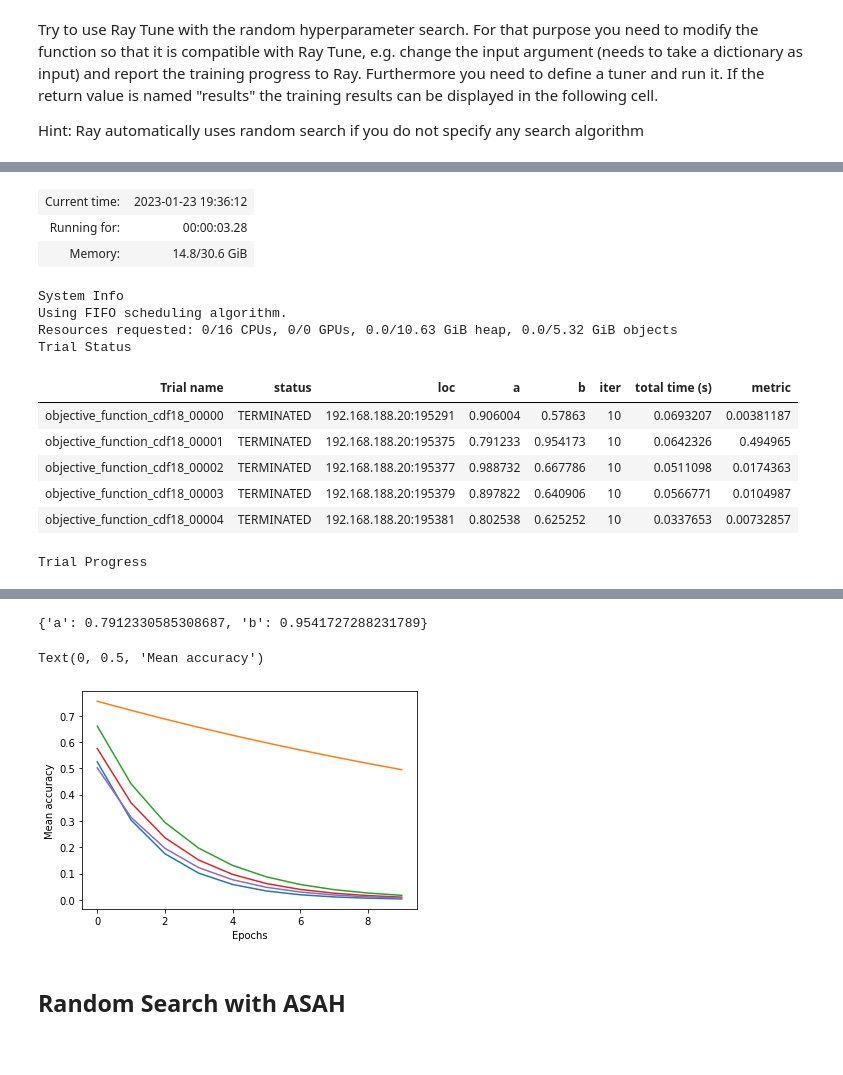
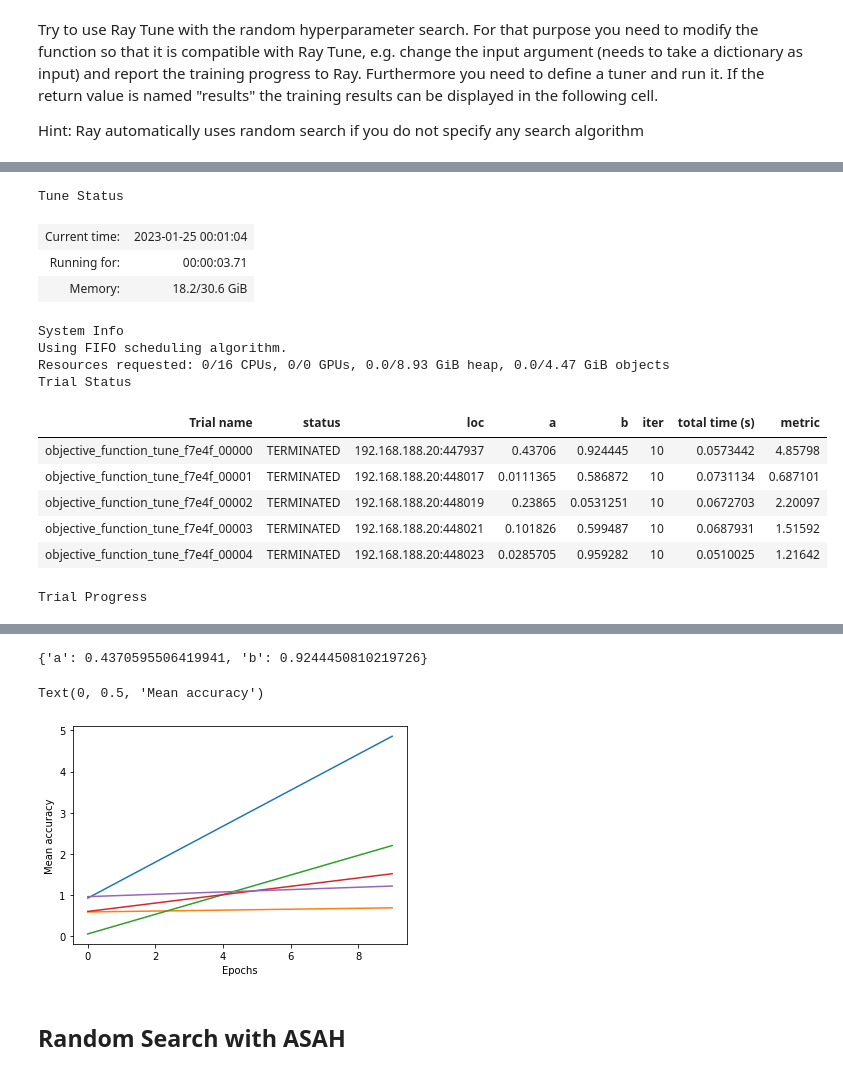
Before and after one commit to RaphaelMaser/Ray_Tune, a Jupyter notebook: Ray HPO hands-on solution.ipynb, the cells around one changed output, grey strips where cells are left out. Drawn from its saved outputs; the diff is of its cells as text; code cells hidden in the pictures.

```diff
--- a/Ray HPO hands-on solution.ipynb
+++ b/Ray HPO hands-on solution.ipynb
@@ -26,21 +26,21 @@ Try to use Ray Tune with the random hyperparameter search. For that purpose you
 
 Hint: Ray automatically uses random search if you do not specify any search algorithm
 # %%
-def objective_function(config):
+def objective_function_tune(config):
   a = config["a"]
   b = config["b"]
 
   for i in range(10):
-    a = a*b
-    session.report({"metric": a})
+    metric = a*i + b
+    session.report({"metric": metric})
 
 param_space = {
-    "a": tune.uniform(0.5,1),
-    "b": tune.uniform(0.5,1)
+    "a": tune.uniform(0,1),
+    "b": tune.uniform(0,1)
 }
 
 tuner = tune.Tuner(
-    objective_function,
+    objective_function_tune,
     param_space = param_space,
     tune_config = tune.TuneConfig(
         num_samples = 5,
@@ -55,15 +55,16 @@ Tune Status
+Tune Status
-| Current time: | 2023-01-23 19:36:12 |
-| Running for: | 00:00:03.28 |
-| Memory: | 14.8/30.6 GiB |
+| Current time: | 2023-01-25 00:01:04 |
+| Running for: | 00:00:03.71 |
+| Memory: | 18.2/30.6 GiB |
-System Info
-Using FIFO scheduling algorithm.
-Resources requested: 0/16 CPUs, 0/0 GPUs, 0.0/10.63 GiB heap, 0.0/5.32 GiB objects
-Trial Status
+System Info
+Using FIFO scheduling algorithm.
+Resources requested: 0/16 CPUs, 0/0 GPUs, 0.0/8.93 GiB heap, 0.0/4.47 GiB objects
+Trial Status
 | Trial name | status | loc | a | b | iter | total time (s) | metric |
-| objective_function_cdf18_00000 | TERMINATED | 192.168.188.20:195291 | 0.906004 | 0.57863 | 10 | 0.0693207 | 0.00381187 |
-| objective_function_cdf18_00001 | TERMINATED | 192.168.188.20:195375 | 0.791233 | 0.954173 | 10 | 0.0642326 | 0.494965 |
-| objective_function_cdf18_00002 | TERMINATED | 192.168.188.20:195377 | 0.988732 | 0.667786 | 10 | 0.0511098 | 0.0174363 |
-| objective_function_cdf18_00003 | TERMINATED | 192.168.188.20:195379 | 0.897822 | 0.640906 | 10 | 0.0566771 | 0.0104987 |
-| objective_function_cdf18_00004 | TERMINATED | 192.168.188.20:195381 | 0.802538 | 0.625252 | 10 | 0.0337653 | 0.00732857 |
+| objective_function_tune_f7e4f_00000 | TERMINATED | 192.168.188.20:447937 | 0.43706 | 0.924445 | 10 | 0.0573442 | 4.85798 |
+| objective_function_tune_f7e4f_00001 | TERMINATED | 192.168.188.20:448017 | 0.0111365 | 0.586872 | 10 | 0.0731134 | 0.687101 |
+| objective_function_tune_f7e4f_00002 | TERMINATED | 192.168.188.20:448019 | 0.23865 | 0.0531251 | 10 | 0.0672703 | 2.20097 |
+| objective_function_tune_f7e4f_00003 | TERMINATED | 192.168.188.20:448021 | 0.101826 | 0.599487 | 10 | 0.0687931 | 1.51592 |
+| objective_function_tune_f7e4f_00004 | TERMINATED | 192.168.188.20:448023 | 0.0285705 | 0.959282 | 10 | 0.0510025 | 1.21642 |
-Trial Progress
+Trial Progress
 | Trial name | date | done | episodes_total | experiment_id | experiment_tag | hostname | iterations_since_restore | ... |
@@ -83,9 +84,9 @@ for d in dfs.values():
 ax.set_xlabel("Epochs")
 ax.set_ylabel("Mean accuracy")
 # %% [output]
-{'a': 0.7912330585308687, 'b': 0.9541727288231789}
+{'a': 0.4370595506419941, 'b': 0.9244450810219726}
 Text(0, 0.5, 'Mean accuracy')
-[figure, old version]
+[figure, new version]
 # %% [markdown]
 ## Random Search with ASAH
 # %% [markdown]
```
Also changed, not shown: parts of 6 cells of this notebook, 1 other file.
